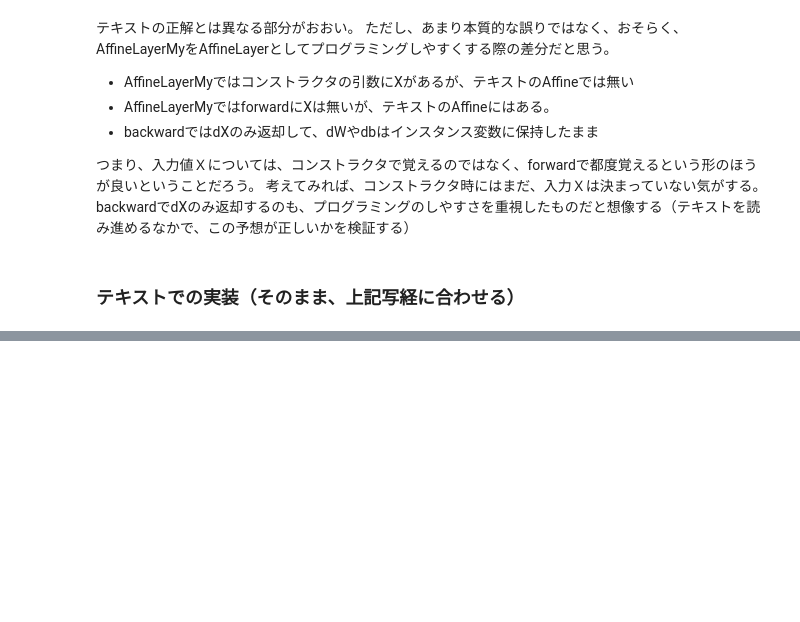
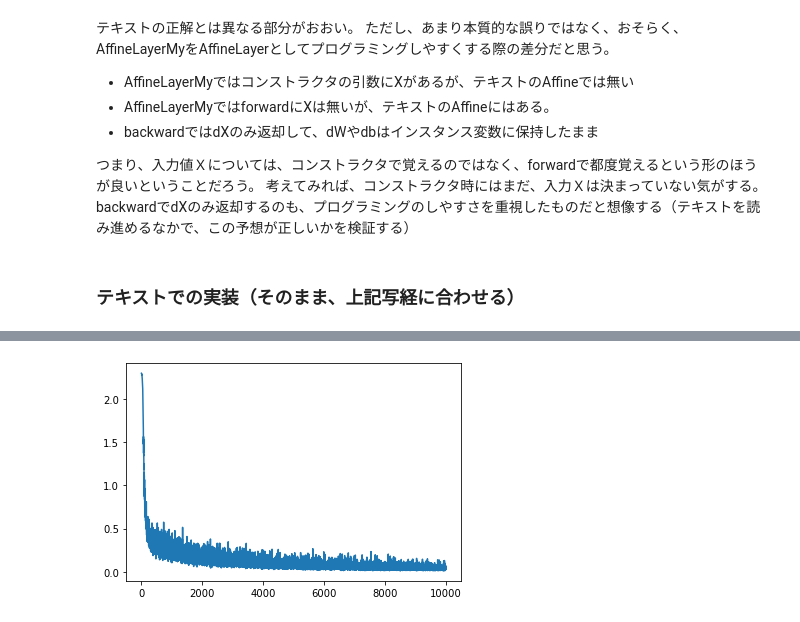
Before and after one commit to miyakz1192/deep-learning-from-scratch, a Jupyter notebook: ch05/5_Layer.ipynb, the cells around one changed output, grey strips where cells are left out. Cells and saved outputs as stored; diff of their text form; code cells hidden in the pictures; blank space fills up the shorter version.

```diff
--- a/ch05/5_Layer.ipynb
+++ b/ch05/5_Layer.ipynb
@@ -440,0 +697,8 @@ class AffineMy:
+# %%
+import matplotlib.pylab as plt
+
+x = np.arange(len(train_loss_list))
+plt.plot(x, train_loss_list)
+plt.show()
+# %% [output]
+[figure, added]
```
Also changed, not shown: parts of 18 cells of this notebook, 2 other files.
